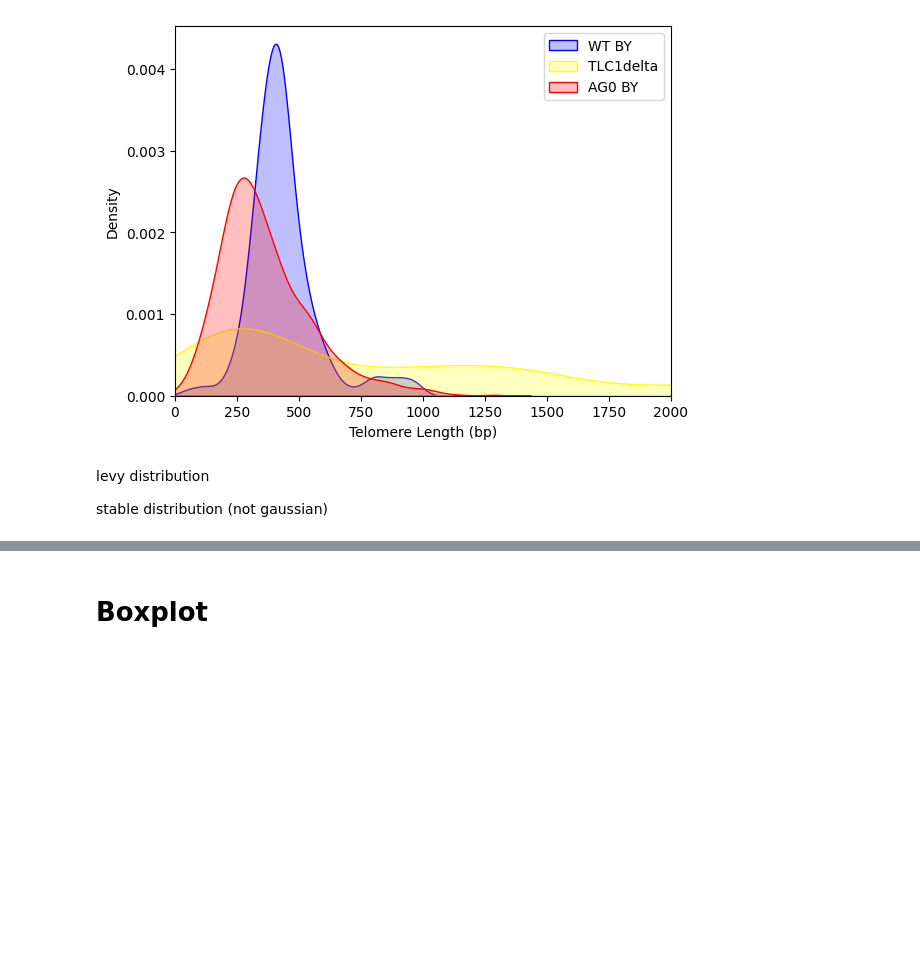
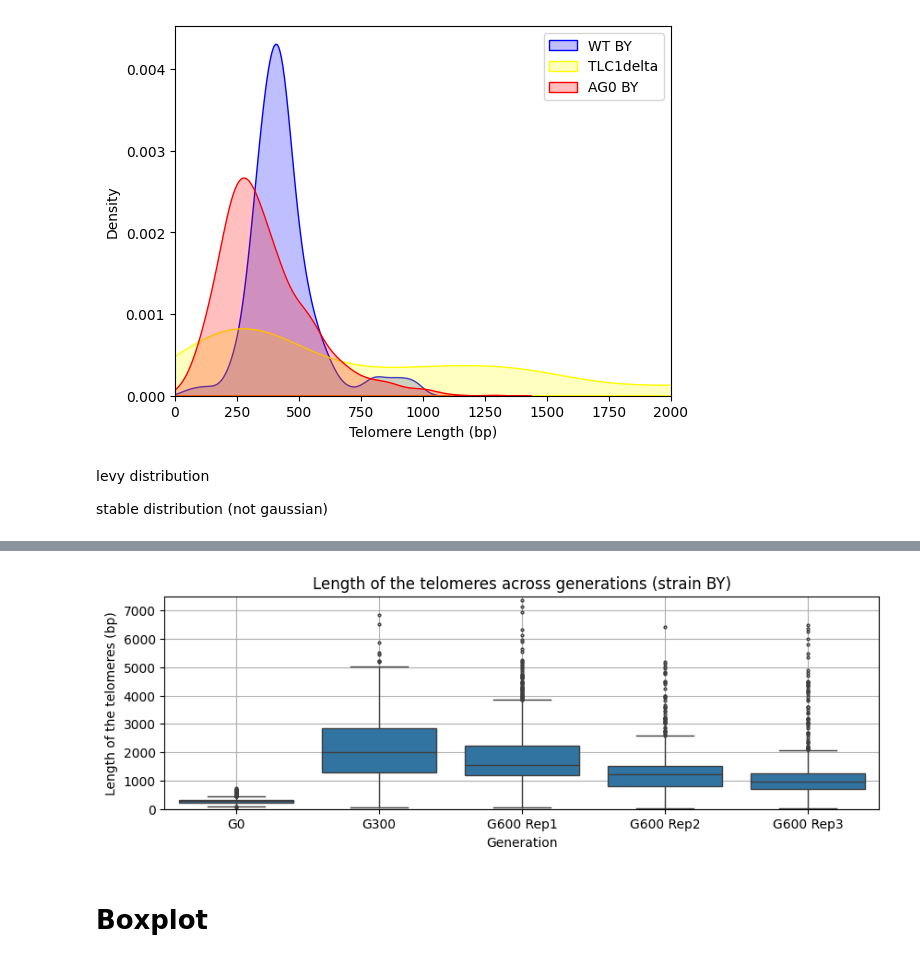
Before and after one commit to Chrom125/T2TyDNA, a Jupyter notebook: workflow/scr/telomere_pictures.ipynb, the cells around one changed output, grey strips where cells are left out. Drawn from its saved outputs; the diff is of its cells as text; code cells hidden in the pictures; blank space fills up the shorter version.

```diff
--- a/workflow/scr/telomere_pictures.ipynb
+++ b/workflow/scr/telomere_pictures.ipynb
@@ -181,0 +191,23 @@ stable distribution (not gaussian)
+# %%
+base_dir = "../../results/"
+files_to_get = [
+    "Y2B1394/Y2B1394_Filtred_Results.csv",
+    "G300_Doxy-5/G300_Doxy-5_Filtred_Results.csv",
+    "G600_25_DOXY_Rep1/G600_25_DOXY_Rep1_Filtred_Results.csv",
+    "G600_25_DOXY_Rep2/G600_25_DOXY_Rep2_Filtred_Results.csv",
+    "G600_25_DOXY_Rep3/G600_25_DOXY_Rep3_Filtred_Results.csv"
+]
+
+full_paths = [os.path.join(base_dir, f) for f in files_to_get]
+
+all_lengths = {}
+
+for path in full_paths:
+    temp_data = pd.read_csv(path, sep="\t")
+    col_name = temp_data["assembly"].iloc[0].replace("_genome_ordered", "")
+    all_lengths[col_name] = temp_data["len"]
+
+data = pd.DataFrame(all_lengths)
+data = data.melt(var_name="Sample", value_name="Length").dropna()
+
+print(data)
@@ -181,0 +229,11 @@ stable distribution (not gaussian)
+# %%
+gen_map = {
+    'Y2B1394': 'G0',
+    'G300_Doxy-5': 'G300',
+    'G600_25_DOXY_Rep1': 'G600 Rep1',
+    'G600_25_DOXY_Rep2': 'G600 Rep2',
+    'G600_25_DOXY_Rep3': 'G600 Rep3'
+}
+
+data["generation"] = data['Sample'].map(gen_map)
+data.head()
@@ -182,3 +247,13 @@ stable distribution (not gaussian)
+# %%
+plt.figure(figsize = (10,3))
+sns.boxplot(data=data, x="generation", y="Length", fliersize=2)
+plt.ylim(0, 7500)
+plt.title("Length of the telomeres across generations (strain BY)")
+plt.xlabel("Generation")
+plt.ylabel("Length of the telomeres (bp)")
+plt.grid()
+# %% [output]
+[figure, added]
 # %% [markdown]
 # Boxplot
 # %% [markdown]
```
Also changed, not shown: parts of 41 cells of this notebook, 6 other files.
